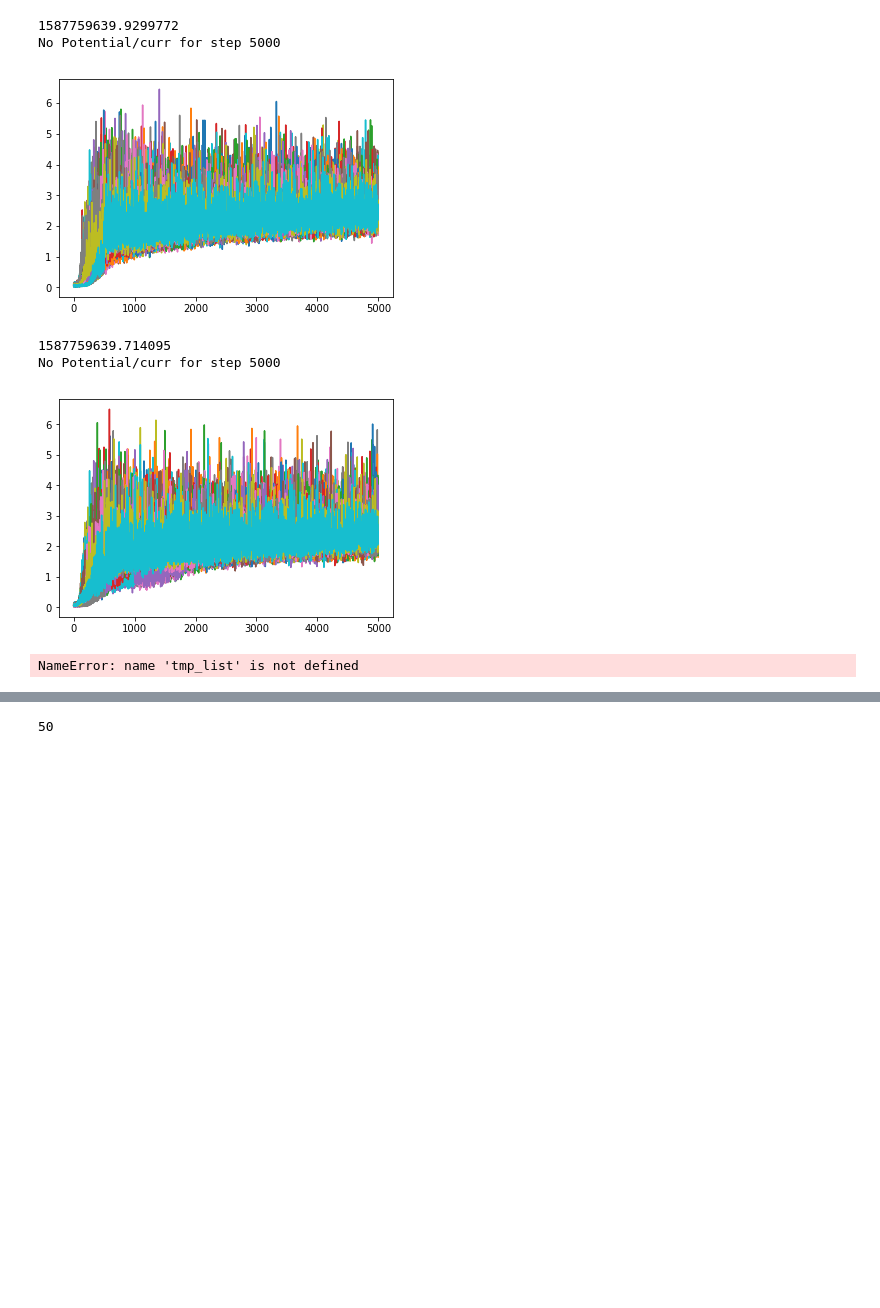
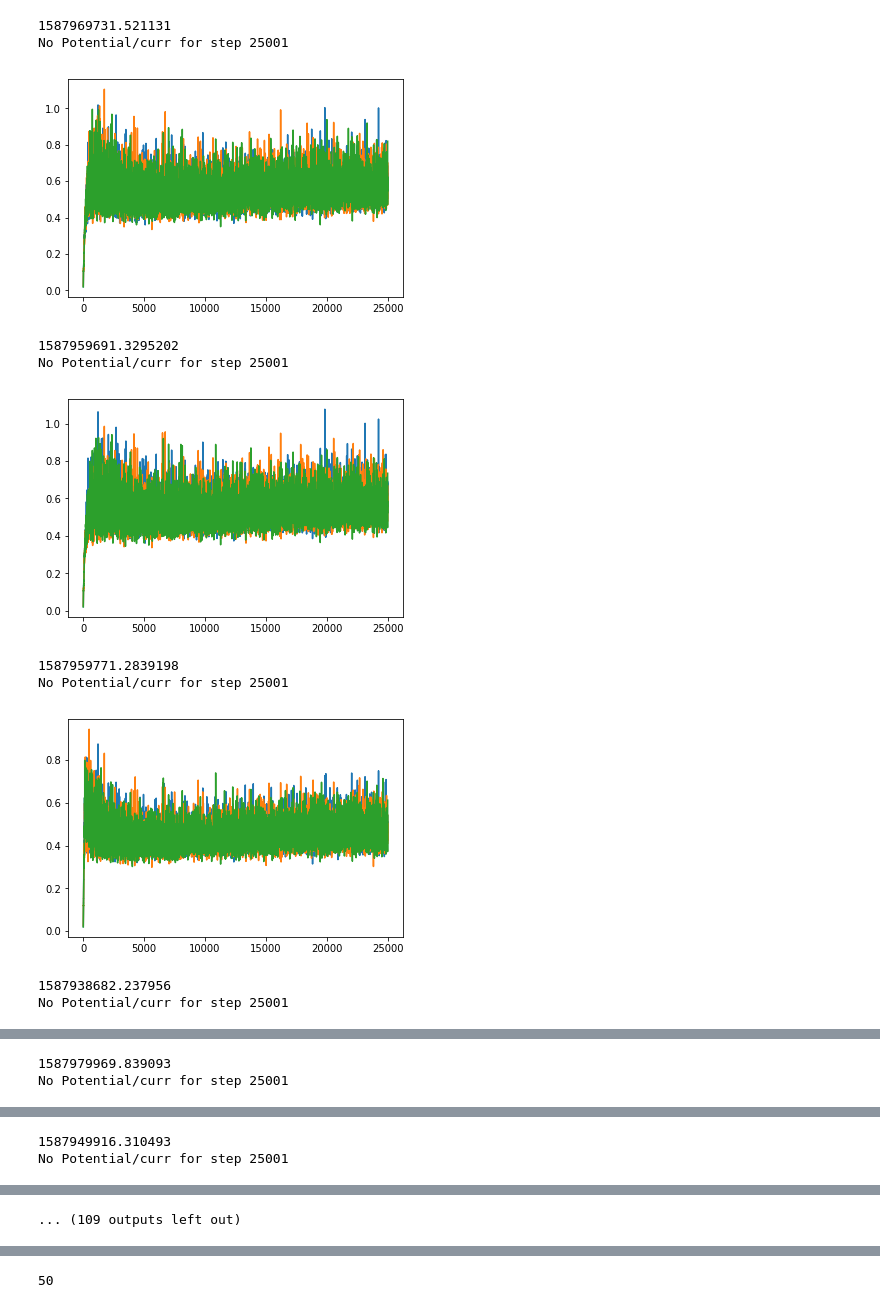
Before and after one commit to daniellengyel/flat_sharp, a Jupyter notebook: flat_sharp/Analysis.ipynb, the cells around one changed output, grey strips where cells are left out. Saved outputs shown, nothing was run; the diff lists cells and outputs as text; code cells hidden in the pictures; blank space fills up the shorter version.

Commit message:
bunch of experiments nad code updtae accross all folders

```diff
--- a/flat_sharp/Analysis.ipynb
+++ b/flat_sharp/Analysis.ipynb
@@ -46,6 +26,9 @@ no_models = get_all_models(experiment_folder, -1)
 # %%
+# get all sorts of data
+exp_dict = {}
 
-experiment_folder = exp_root.format("MNIST/Apr22_01-53-27_Daniels-MacBook-Pro-4.local")
-kish_lower_stuff = get_stuff(experiment_folder)
-kish_lower_models = get_all_models(experiment_folder, -1)
+experiment_folder = exp_root.format("FashionMNIST/May14_23-57-49_Daniels-MacBook-Pro-4.local") #Apr27_00-03-27_Daniels-MacBook-Pro-4.local
+exp_dict["stuff"] = get_stuff(experiment_folder)
+exp_dict["models"] = get_all_models(experiment_folder, -1)
+exp_dict["resampling_idxs"] = get_sample_idxs(experiment_folder)
 # %% [output]
@@ -230,44 +143,49 @@ plot_end_stats(exp_dict, X_axis="Mean Trace", Y_axis="Mean Train Loss", filter_d
 # %%
-stuff = CIFAR10_stuff
 
-def get_runs_plots(exp_dict, var_name="Kish"):
+def get_runs_plots(exp_dict, var_name="Kish", running_average_gamma=0.2):
     exp_runs = exp_dict["stuff"]["runs"]
     for i in exp_runs:
 
-        plot_list = []
+        plot_list = [0]
 
         print(i)
 
         for step in sorted(exp_runs[i], key=lambda x: int(x)):
             try:
                 # going down the tree with node names given by var_name.split("/")
                 curr_dict = exp_runs[i][step]
                 var_name_split = var_name.split("/")
                 for n in var_name_split:
                     curr_dict = curr_dict[n]
 
                 if "net" in curr_dict:
                     num_nets = int(max(curr_dict["net"], key=lambda x: int(x))) + 1 # +1 bc zero indexed
-                    to_append = [curr_dict["net"][str(nn)] for nn in range(num_nets)]
+                    to_append = np.array([curr_dict["net"][str(nn)] for nn in range(num_nets)])
+
                 else:
                     to_append = curr_dict[""]
+                to_append = plot_list[-1]*(1 - running_average_gamma) + running_average_gamma*to_append
                 plot_list.append(to_append)
             except:
                 print("No {} for step {}".format(var_name, step))
-        plt.plot(plot_list)
+        plt.plot(plot_list[1:])
         plt.show()
 
     return tmp_list
 
 # kish = get_runs_plot(stuff["runs"], ["Kish"])
 # weight_var_trace = get_runs_plot(stuff["runs"], ["WeightVarTrace"])
 
 weight_var_trace = get_runs_plots(exp_dict, "Potential/curr")
 # %% [output]
-1587759639.9299772
-No Potential/curr for step 5000
+1587969731.521131
+No Potential/curr for step 25001
-[figure, old version]
+[figure, new version]
-1587759639.714095
-No Potential/curr for step 5000
+1587959691.3295202
+No Potential/curr for step 25001
-[figure, old version]
+[figure, new version]
-NameError: name 'tmp_list' is not defined
+1587959771.2839198
+No Potential/curr for step 25001
+[figure, added]
+1587938682.237956
+No Potential/curr for step 25001
@@ -273,0 +193,2 @@ NameError: name 'tmp_list' is not defined
+1587979969.839093
+No Potential/curr for step 25001
@@ -273,0 +196,2 @@ NameError: name 'tmp_list' is not defined
+1587949916.310493
+No Potential/curr for step 25001
@@ -274,3 +199,4 @@ NameError: name 'tmp_list' is not defined
+... (109 outputs left out)
 # %%
 plt.plot(kish)
 plt.show()
```
Also changed, not shown: parts of 12 cells of this notebook, 30 other files.
